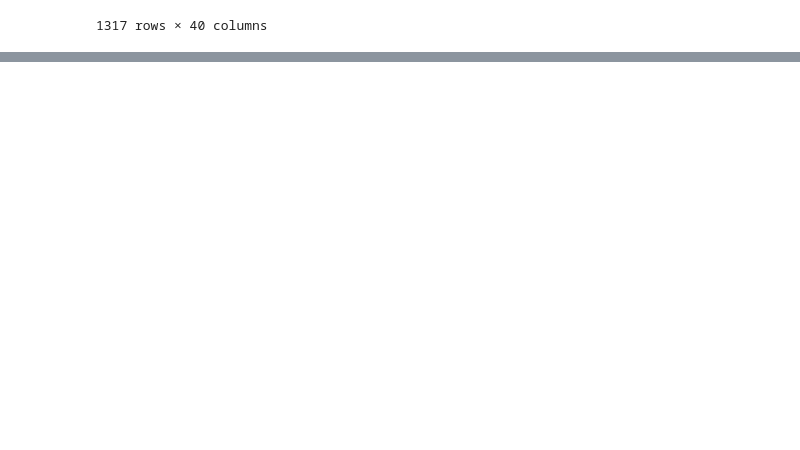
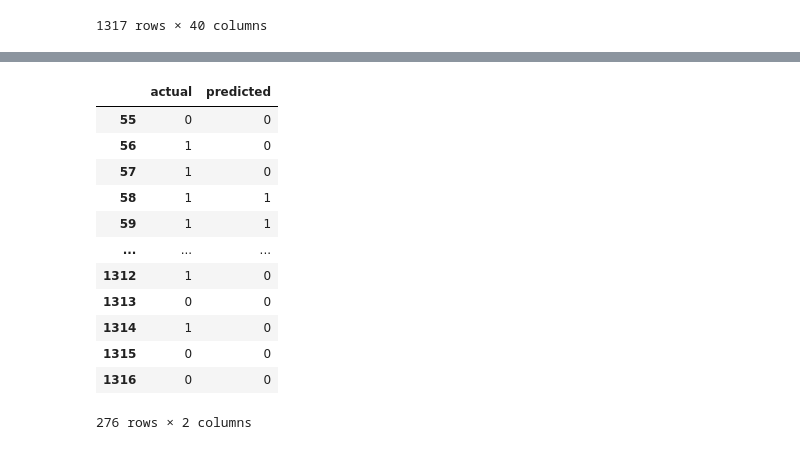
Before and after one commit to OtavioMaldaner/Projetos-em-geral-Python, a Jupyter notebook: Prevendo jogos Premier League/previsao.ipynb, the cells around one changed output, grey strips where cells are left out. Saved outputs shown, nothing was run; the diff lists cells and outputs as text; code cells hidden in the pictures; blank space fills up the shorter version.

```diff
--- a/Prevendo jogos Premier League/previsao.ipynb
+++ b/Prevendo jogos Premier League/previsao.ipynb
@@ -262,0 +261,16 @@ precision
+# %%
+combined
+# %% [output]
+|  | actual | predicted |
+| 55 | 0 | 0 |
+| 56 | 1 | 0 |
+| 57 | 1 | 0 |
+| 58 | 1 | 1 |
+| 59 | 1 | 1 |
+| ... | ... | ... |
+| 1312 | 1 | 0 |
+| 1313 | 0 | 0 |
+| 1314 | 1 | 0 |
+| 1315 | 0 | 0 |
+| 1316 | 0 | 0 |
+276 rows × 2 columns
```
Also changed, not shown: parts of 11 cells of this notebook.
